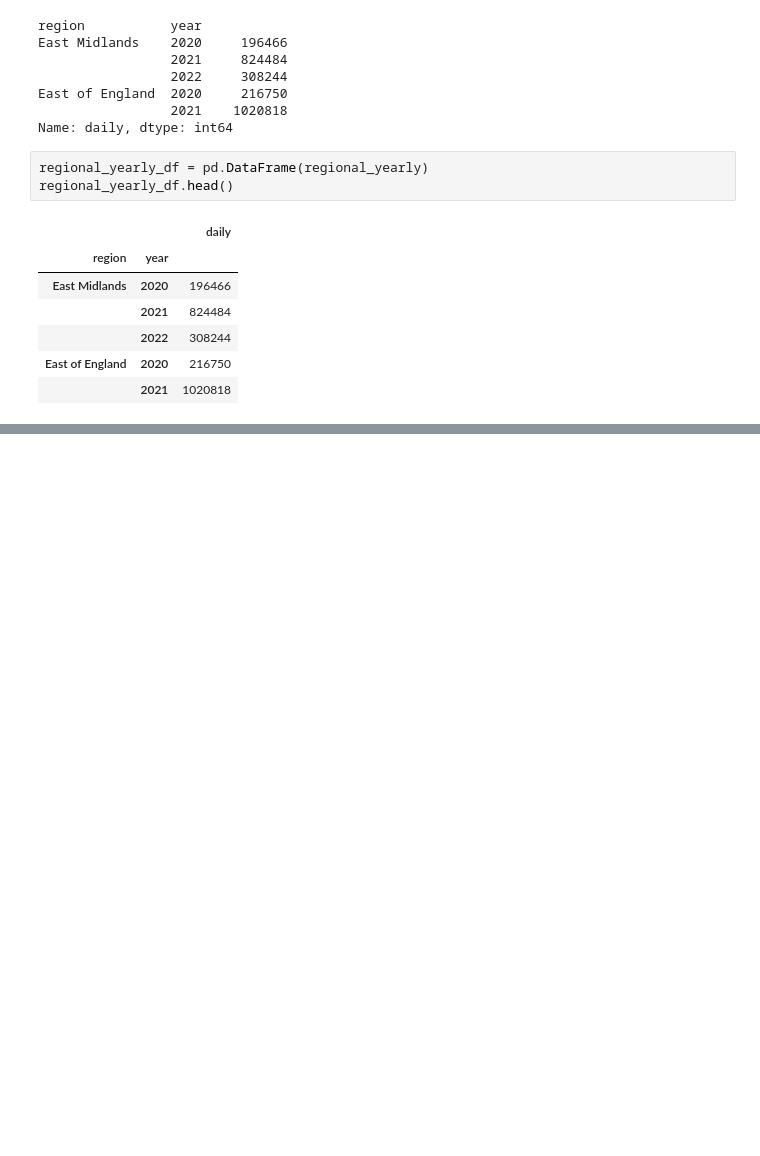
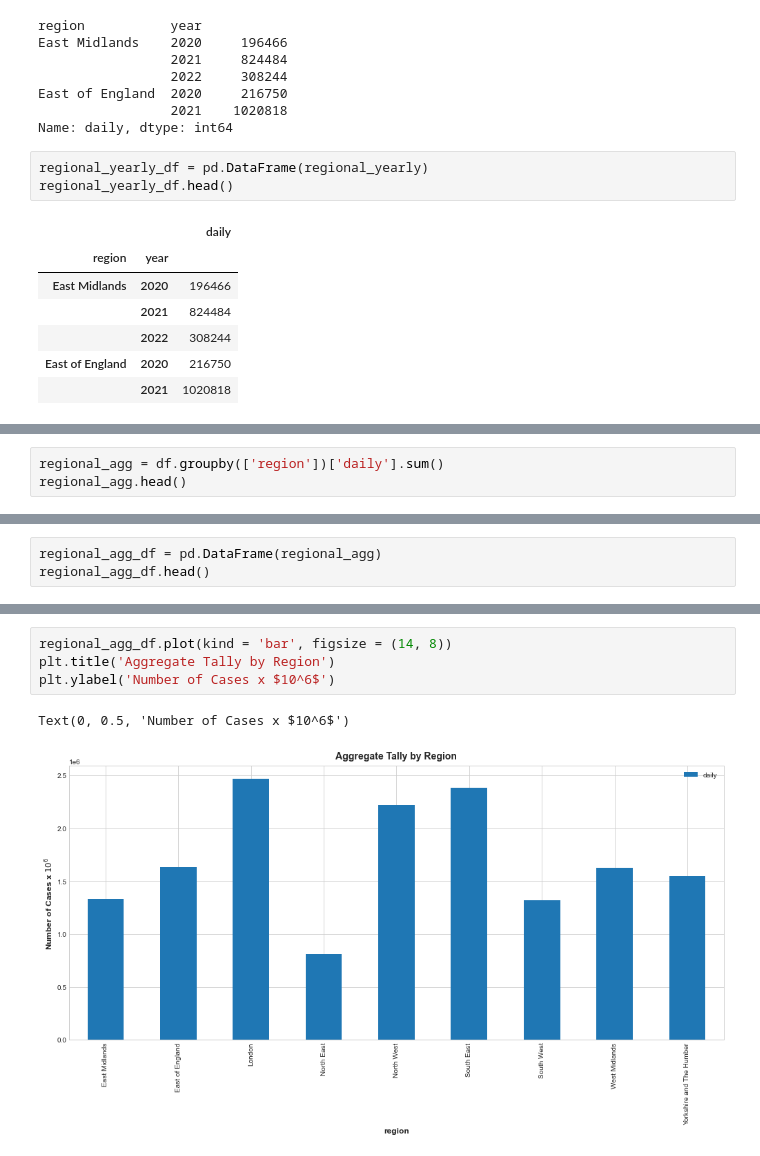
Before and after one commit to CyprianFusi/UK-Covid-19-Data-via-OpenData-API, a Jupyter notebook: uk_covid_dataset_over_api.ipynb, the cells around one changed output, grey strips where cells are left out. Drawn from its saved outputs; the diff is of its cells as text; blank space fills up the shorter version.

```diff
--- a/uk_covid_dataset_over_api.ipynb
+++ b/uk_covid_dataset_over_api.ipynb
@@ -289,0 +298,3 @@ Text(0.5, 1.0, 'Yearly Tally by Region')
+# %%
+regional_agg = df.groupby(['region'])['daily'].sum()
+regional_agg.head()
@@ -289,0 +309,3 @@ Text(0.5, 1.0, 'Yearly Tally by Region')
+# %%
+regional_agg_df = pd.DataFrame(regional_agg)
+regional_agg_df.head()
@@ -289,0 +320,7 @@ Text(0.5, 1.0, 'Yearly Tally by Region')
+# %%
+regional_agg_df.plot(kind = 'bar', figsize = (14, 8))
+plt.title('Aggregate Tally by Region')
+plt.ylabel('Number of Cases x $10^6$')
+# %% [output]
+Text(0, 0.5, 'Number of Cases x $10^6$')
+[figure, added]
```
Also changed, not shown: parts of 8 cells of this notebook.
